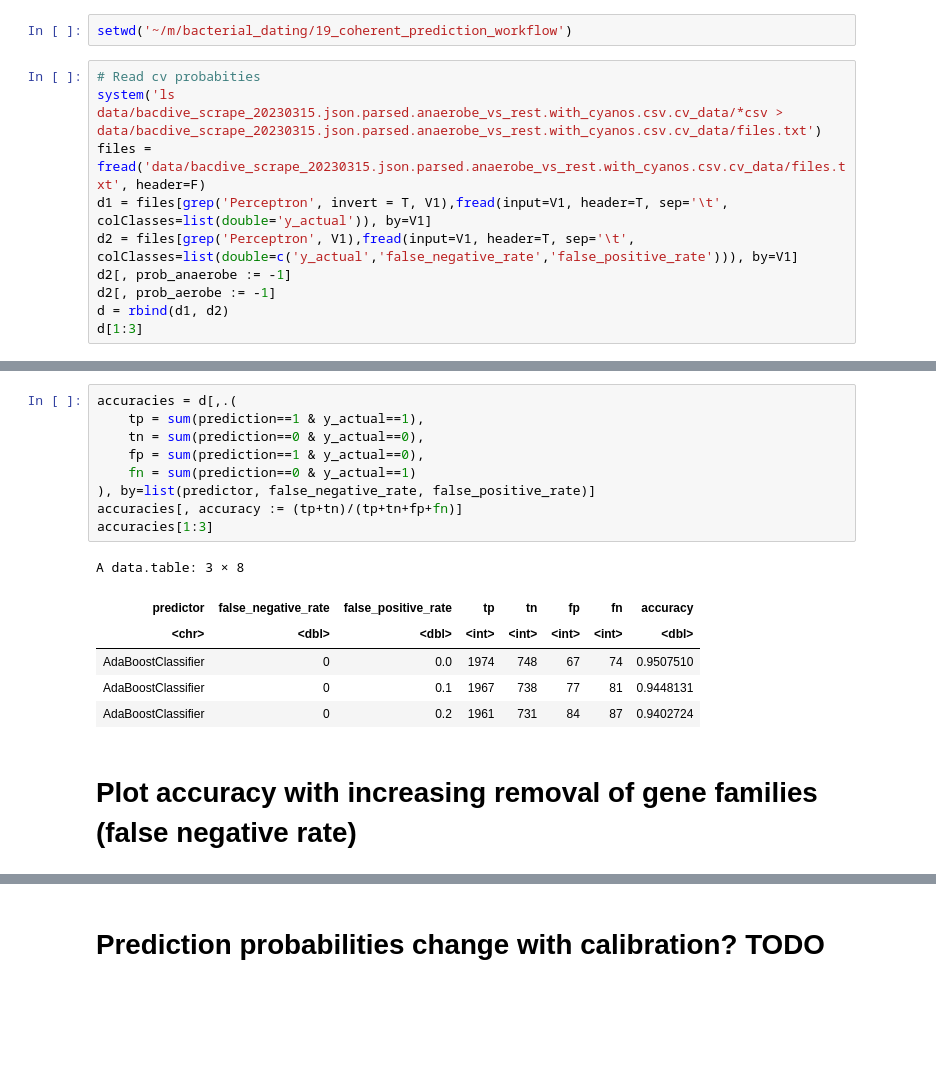
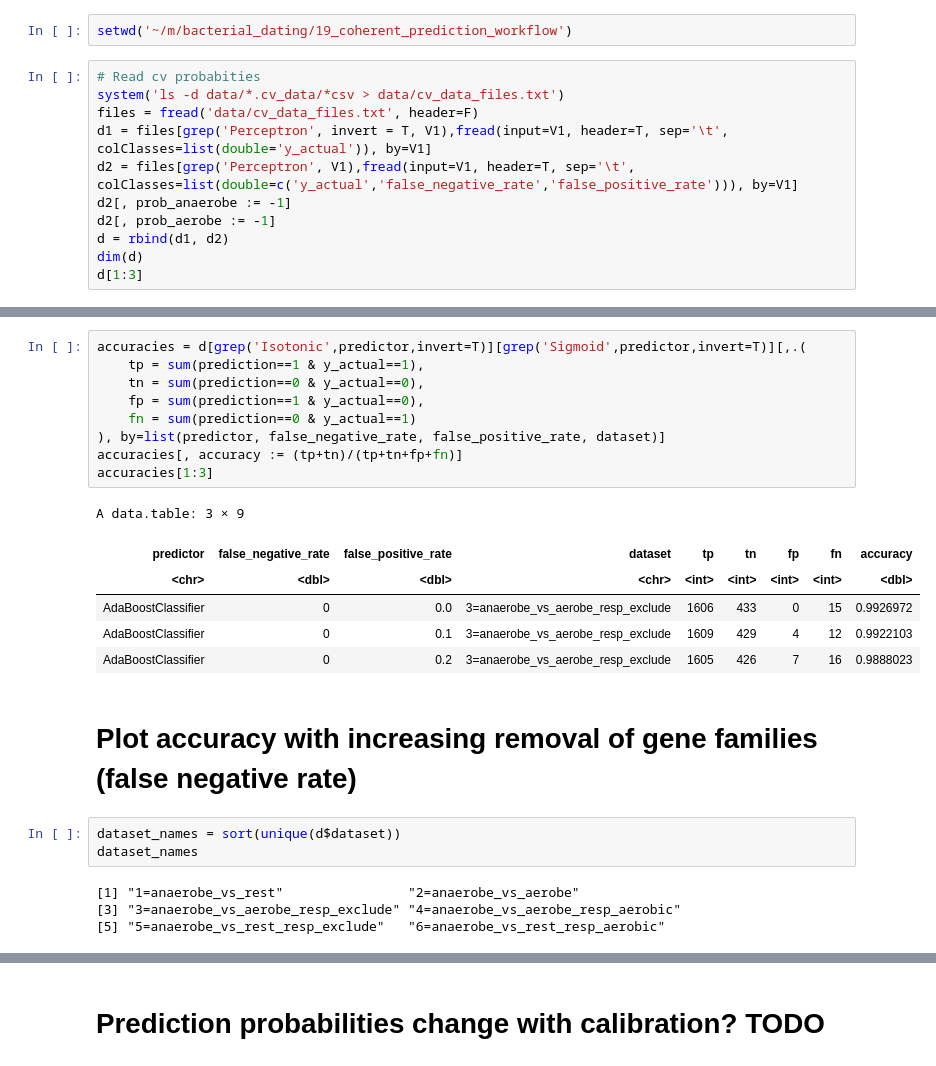
Before and after one commit to wwood/bacterial_dating_aerobic_predictor, a Jupyter notebook: 12_inspect_cross_validation.ipynb, the cells around one changed output, grey strips where cells are left out. Drawn from its saved outputs; the diff is of its cells as text; blank space fills up the shorter version.

```diff
--- a/12_inspect_cross_validation.ipynb
+++ b/12_inspect_cross_validation.ipynb
@@ -6,12 +6,13 @@ theme_set(theme_bw())
 setwd('~/m/bacterial_dating/19_coherent_prediction_workflow')
 # %%
 # Read cv probabities
-system('ls data/bacdive_scrape_20230315.json.parsed.anaerobe_vs_rest.with_cyanos.csv.cv_data/*csv > data/bacdive_scrape_20230315.json.parsed.anaerobe_vs_rest.with_cyanos.csv.cv_data/files.txt')
-files = fread('data/bacdive_scrape_20230315.json.parsed.anaerobe_vs_rest.with_cyanos.csv.cv_data/files.txt', header=F)
+system('ls -d data/*.cv_data/*csv > data/cv_data_files.txt')
+files = fread('data/cv_data_files.txt', header=F)
 d1 = files[grep('Perceptron', invert = T, V1),fread(input=V1, header=T, sep='\t', colClasses=list(double='y_actual')), by=V1]
 d2 = files[grep('Perceptron', V1),fread(input=V1, header=T, sep='\t', colClasses=list(double=c('y_actual','false_negative_rate','false_positive_rate'))), by=V1]
 d2[, prob_anaerobe := -1]
 d2[, prob_aerobe := -1]
 d = rbind(d1, d2)
+dim(d)
 d[1:3]
 # %% [output]
@@ -28,20 +79,27 @@ d[, V1 := NULL]
 # %%
-accuracies = d[,.(
+accuracies = d[grep('Isotonic',predictor,invert=T)][grep('Sigmoid',predictor,invert=T)][,.(
     tp = sum(prediction==1 & y_actual==1),
     tn = sum(prediction==0 & y_actual==0),
     fp = sum(prediction==1 & y_actual==0),
     fn = sum(prediction==0 & y_actual==1)
-), by=list(predictor, false_negative_rate, false_positive_rate)]
+), by=list(predictor, false_negative_rate, false_positive_rate, dataset)]
 accuracies[, accuracy := (tp+tn)/(tp+tn+fp+fn)]
 accuracies[1:3]
 # %% [output]
-A data.table: 3 × 8
+A data.table: 3 × 9
-| predictor | false_negative_rate | false_positive_rate | tp | tn | fp | fn | accuracy |
-| <chr> | <dbl> | <dbl> | <int> | <int> | <int> | <int> | <dbl> |
-| AdaBoostClassifier | 0 | 0.0 | 1974 | 748 | 67 | 74 | 0.9507510 |
-| AdaBoostClassifier | 0 | 0.1 | 1967 | 738 | 77 | 81 | 0.9448131 |
-| AdaBoostClassifier | 0 | 0.2 | 1961 | 731 | 84 | 87 | 0.9402724 |
+| predictor | false_negative_rate | false_positive_rate | dataset | tp | tn | fp | fn | accuracy |
+| <chr> | <dbl> | <dbl> | <chr> | <int> | <int> | <int> | <int> | <dbl> |
+| AdaBoostClassifier | 0 | 0.0 | 3=anaerobe_vs_aerobe_resp_exclude | 1606 | 433 | 0 | 15 | 0.9926972 |
+| AdaBoostClassifier | 0 | 0.1 | 3=anaerobe_vs_aerobe_resp_exclude | 1609 | 429 | 4 | 12 | 0.9922103 |
+| AdaBoostClassifier | 0 | 0.2 | 3=anaerobe_vs_aerobe_resp_exclude | 1605 | 426 | 7 | 16 | 0.9888023 |
 # %% [markdown]
 # Plot accuracy with increasing removal of gene families (false negative rate)
+# %%
+dataset_names = sort(unique(d$dataset))
+dataset_names
+# %% [output]
+[1] "1=anaerobe_vs_rest"                "2=anaerobe_vs_aerobe"
+[3] "3=anaerobe_vs_aerobe_resp_exclude" "4=anaerobe_vs_aerobe_resp_aerobic"
+[5] "5=anaerobe_vs_rest_resp_exclude"   "6=anaerobe_vs_rest_resp_aerobic"
 # %%
 options(repr.plot.width=12, repr.plot.height=8)
```
Also changed, not shown: parts of 11 cells of this notebook, 2 other files.
